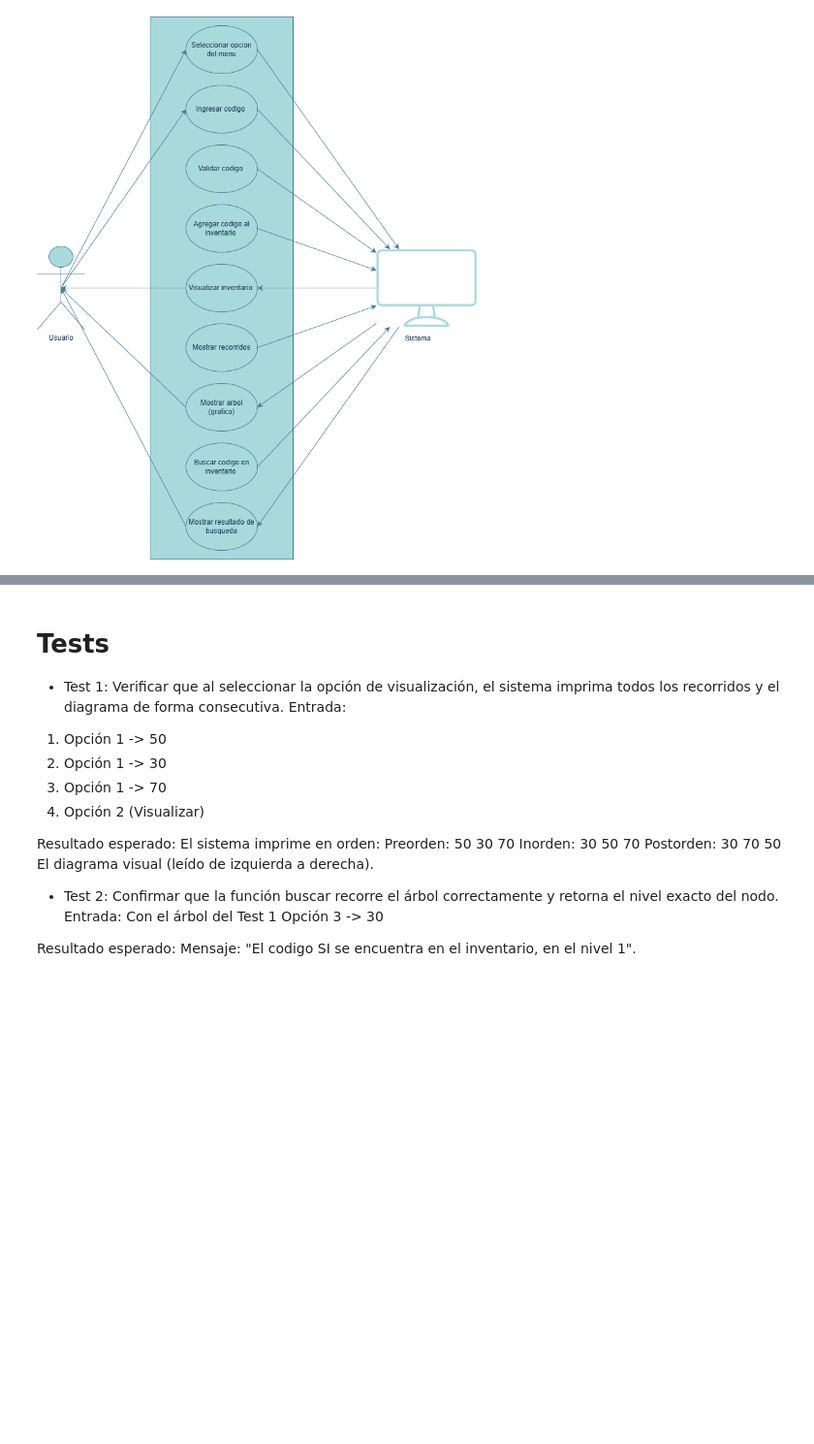
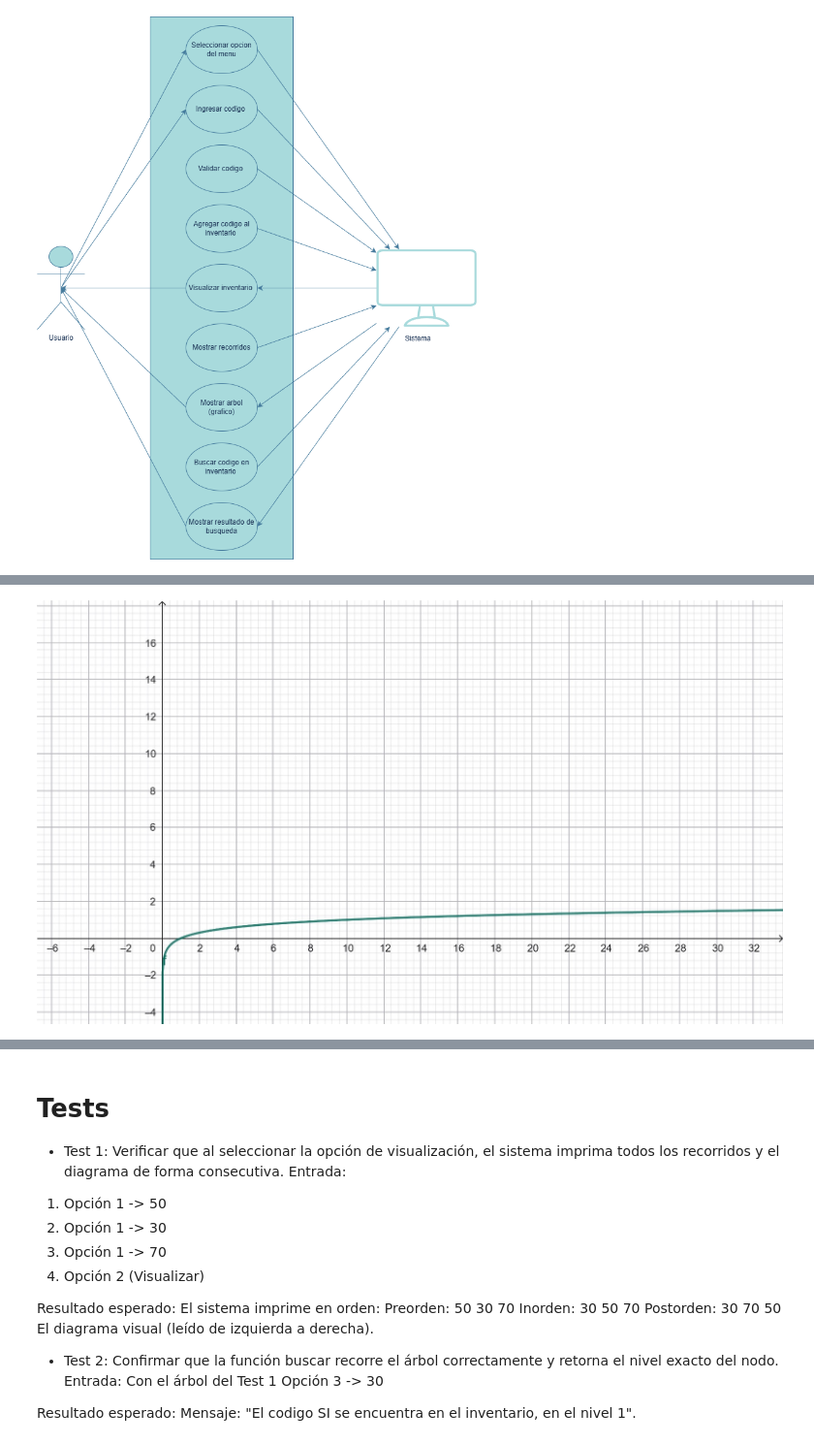
Before and after one commit to jgaravitomejia/DDYA_2026-1, a Jupyter notebook: Semana 8/Semana 8 notebook.ipynb, the cells around one changed output, grey strips where cells are left out. Shown at 97% size. Saved outputs shown, nothing was run; the diff lists cells and outputs as text; code cells hidden in the pictures; blank space fills up the shorter version.

```diff
--- a/Semana 8/Semana 8 notebook.ipynb
+++ b/Semana 8/Semana 8 notebook.ipynb
@@ -125,0 +143,5 @@ importa foto como con los diagramas de la semana 7
+# %%
+from IPython.display import Image
+Image("peorcaso.jpeg")
+# %% [output]
+[figure, added]
```
Also changed, not shown: parts of 8 cells of this notebook.
